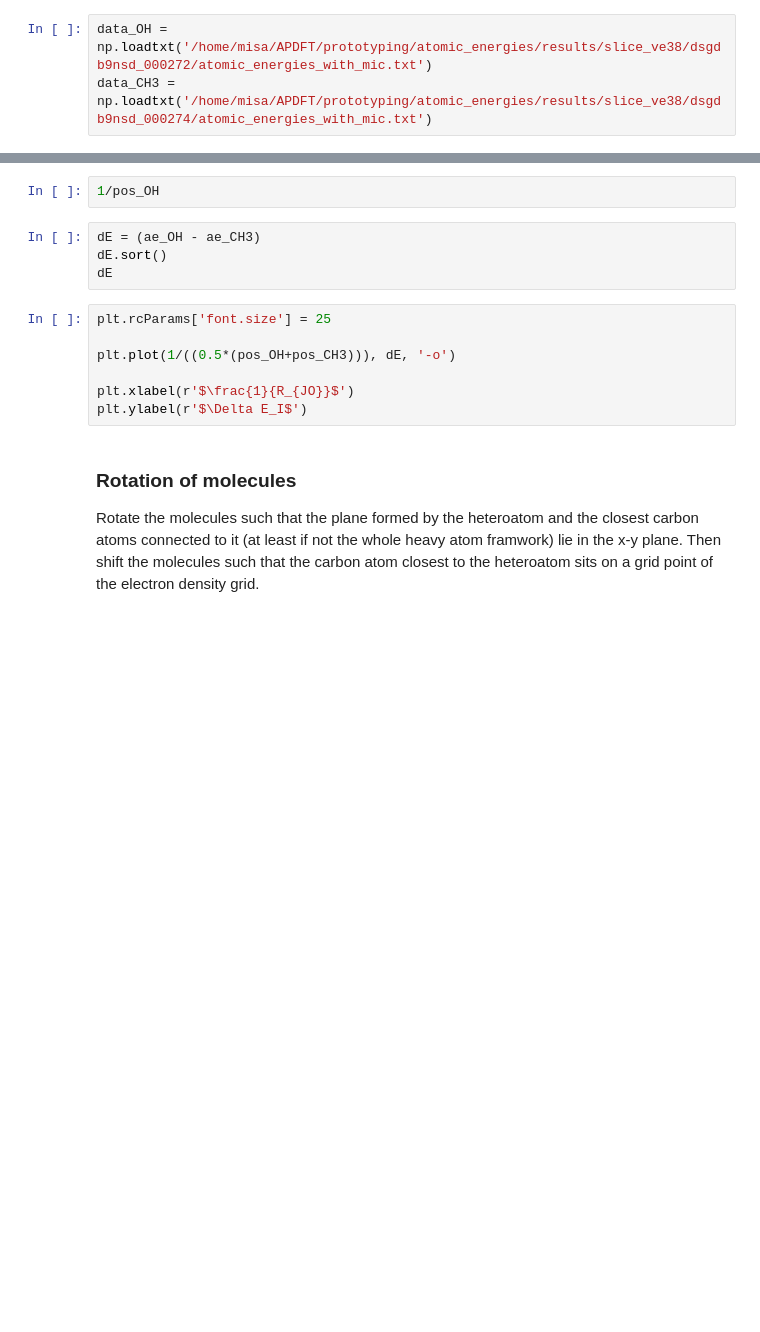
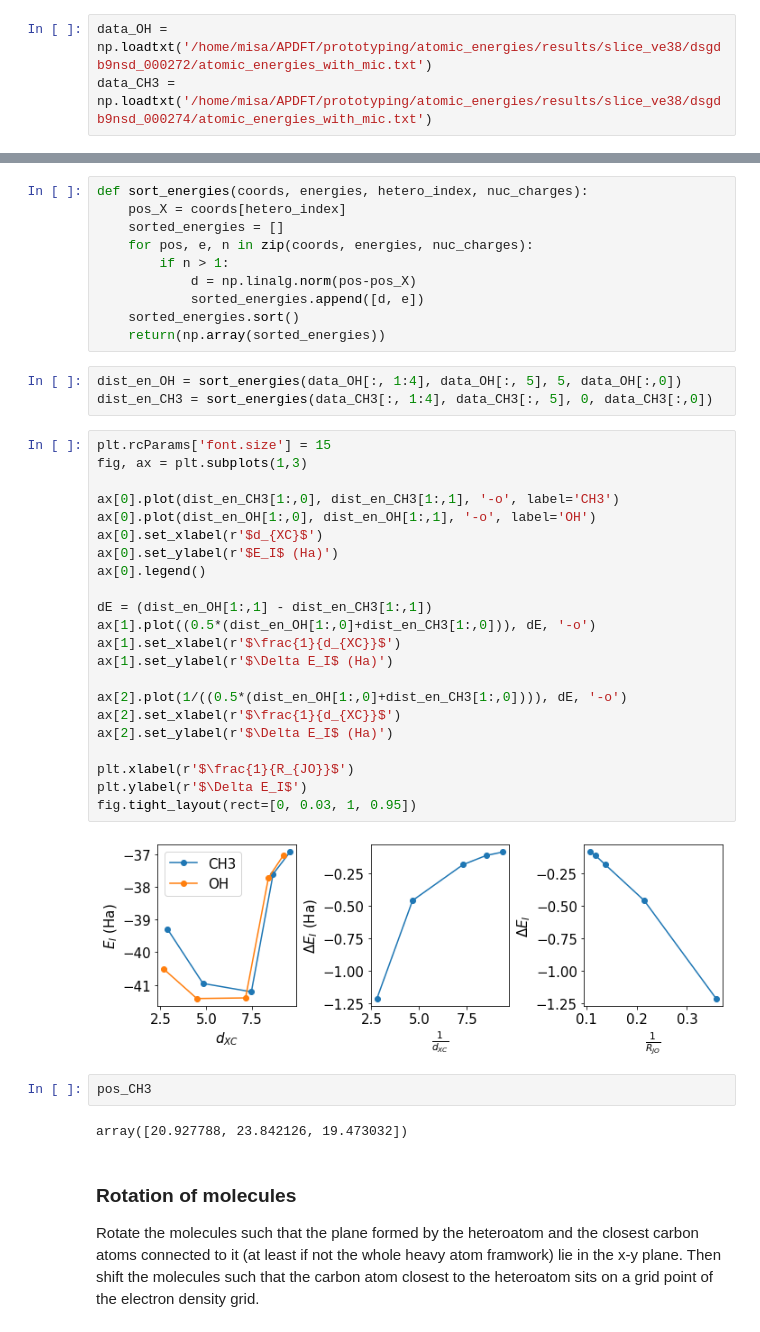
Before and after one commit to ferchault/APDFT, a Jupyter notebook: prototyping/atomic_energies/analysis/Atomic_Property_Distributions/stoichiometry.ipynb, the cells around one changed output, grey strips where cells are left out. Cells and saved outputs as stored; diff of their text form; blank space fills up the shorter version.

```diff
--- a/prototyping/atomic_energies/analysis/Atomic_Property_Distributions/stoichiometry.ipynb
+++ b/prototyping/atomic_energies/analysis/Atomic_Property_Distributions/stoichiometry.ipynb
@@ -120,16 +101,44 @@ print(pos_CH3)
-# %%
-1/pos_OH
-# %%
-dE = (ae_OH - ae_CH3)
-dE.sort()
-dE
-# %%
-plt.rcParams['font.size'] = 25
-
-plt.plot(1/((0.5*(pos_OH+pos_CH3))), dE, '-o')
-
-plt.xlabel(r'$\frac{1}{R_{JO}}$')
-plt.ylabel(r'$\Delta E_I$')
+# %%
+def sort_energies(coords, energies, hetero_index, nuc_charges):
+    pos_X = coords[hetero_index]
+    sorted_energies = []
+    for pos, e, n in zip(coords, energies, nuc_charges):
+        if n > 1:
+            d = np.linalg.norm(pos-pos_X)
+            sorted_energies.append([d, e])
+    sorted_energies.sort()
+    return(np.array(sorted_energies))
+# %%
+dist_en_OH = sort_energies(data_OH[:, 1:4], data_OH[:, 5], 5, data_OH[:,0])
+dist_en_CH3 = sort_energies(data_CH3[:, 1:4], data_CH3[:, 5], 0, data_CH3[:,0])
+# %%
+plt.rcParams['font.size'] = 15
+fig, ax = plt.subplots(1,3)
+
+ax[0].plot(dist_en_CH3[1:,0], dist_en_CH3[1:,1], '-o', label='CH3')
+ax[0].plot(dist_en_OH[1:,0], dist_en_OH[1:,1], '-o', label='OH')
+ax[0].set_xlabel(r'$d_{XC}$')
+ax[0].set_ylabel(r'$E_I$ (Ha)')
+ax[0].legend()
+
+dE = (dist_en_OH[1:,1] - dist_en_CH3[1:,1])
+ax[1].plot((0.5*(dist_en_OH[1:,0]+dist_en_CH3[1:,0])), dE, '-o')
+ax[1].set_xlabel(r'$\frac{1}{d_{XC}}$')
+ax[1].set_ylabel(r'$\Delta E_I$ (Ha)')
+
+ax[2].plot(1/((0.5*(dist_en_OH[1:,0]+dist_en_CH3[1:,0]))), dE, '-o')
+ax[2].set_xlabel(r'$\frac{1}{d_{XC}}$')
+ax[2].set_ylabel(r'$\Delta E_I$ (Ha)')
+
+plt.xlabel(r'$\frac{1}{R_{JO}}$')
+plt.ylabel(r'$\Delta E_I$')
+fig.tight_layout(rect=[0, 0.03, 1, 0.95])
+# %% [output]
+[figure, added]
+# %%
+pos_CH3
+# %% [output]
+array([20.927788, 23.842126, 19.473032])
 # %% [markdown]
 ### Rotation of molecules
 Rotate the molecules such that the plane formed by the heteroatom and the closest carbon atoms connected to it (at least if not the whole heavy atom framwork) lie in the x-y plane. Then shift the molecules such that the carbon atom closest to the heteroatom sits on a grid point of the electron density grid.
```
Also changed, not shown: parts of 34 cells of this notebook.
